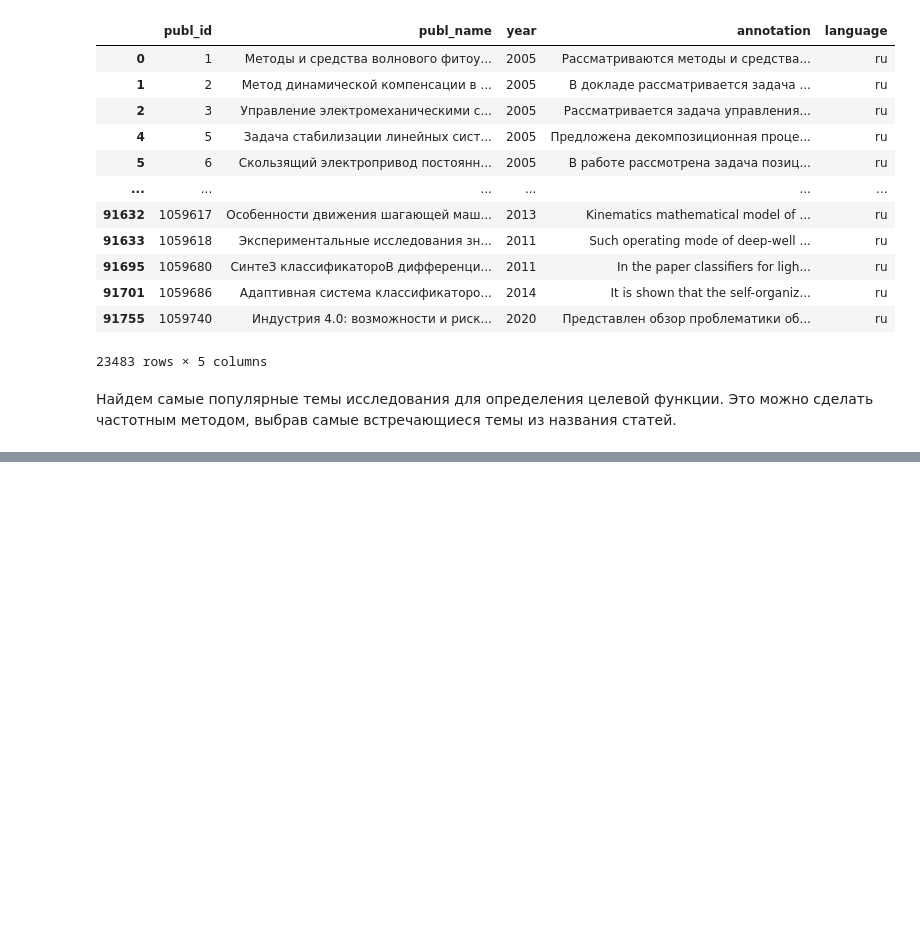
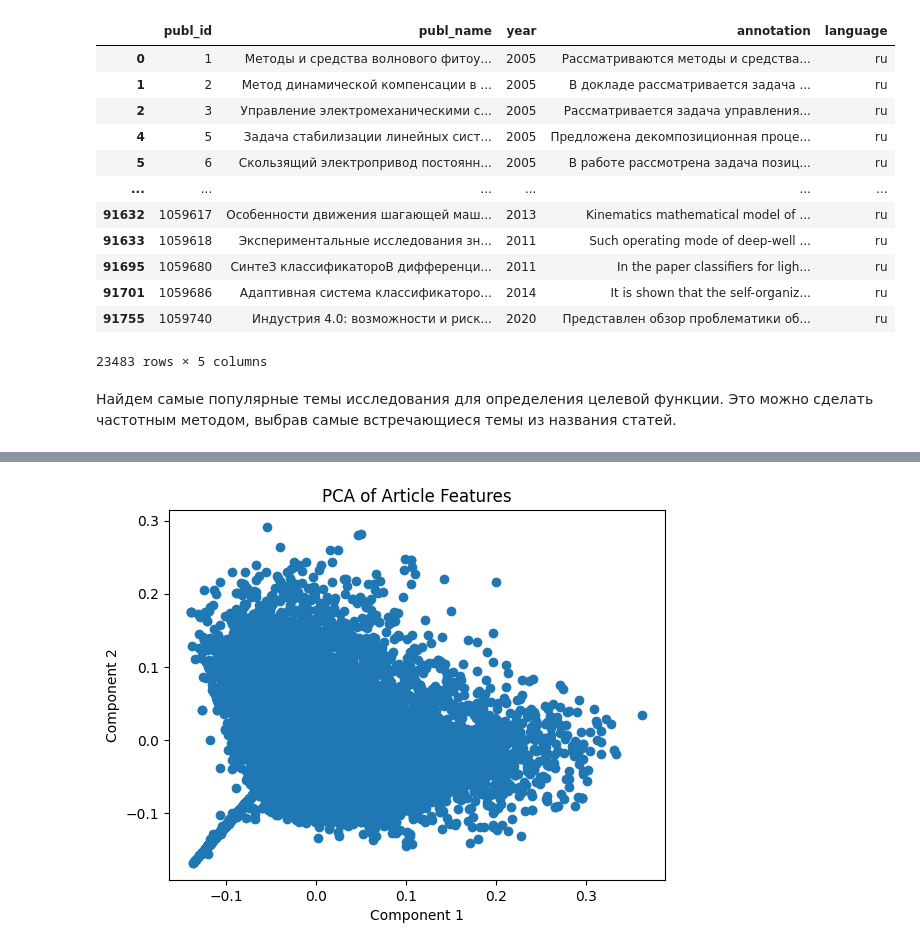
Before and after one commit to LeNoRaV/Course-work, a Jupyter notebook: Курсовая.ipynb, the cells around one changed output, grey strips where cells are left out. Cells and saved outputs as stored; diff of their text form; code cells hidden in the pictures; blank space fills up the shorter version.

```diff
--- a/Курсовая.ipynb
+++ b/Курсовая.ipynb
@@ -190,0 +211,28 @@ target_col = '?'
+# %%
+from sklearn.feature_extraction.text import TfidfVectorizer
+
+# Preprocess the 'annotation' column
+tfidf_vectorizer = TfidfVectorizer(stop_words='english')
+data_small = data_en[:][:10000]
+tfidf_matrix = tfidf_vectorizer.fit_transform(data_small['annotation'])
+
+# Combine with other features (e.g., year)
+# Assuming 'year' is already numeric; if not, you may need to encode it
+features = pd.DataFrame(tfidf_matrix.toarray())
+#features['year'] = data_en['year'].astype(str)
+# %%
+from sklearn.decomposition import PCA
+import matplotlib.pyplot as plt
+
+# Reduce dimensions for visualization
+pca = PCA(n_components=2)
+reduced_features = pca.fit_transform(features)
+
+# Visualize the reduced features
+plt.scatter(reduced_features[:, 0], reduced_features[:, 1])
+plt.title('PCA of Article Features')
+plt.xlabel('Component 1')
+plt.ylabel('Component 2')
+plt.show()
+# %% [output]
+[figure, added]
```
Also changed, not shown: parts of 11 cells of this notebook.
